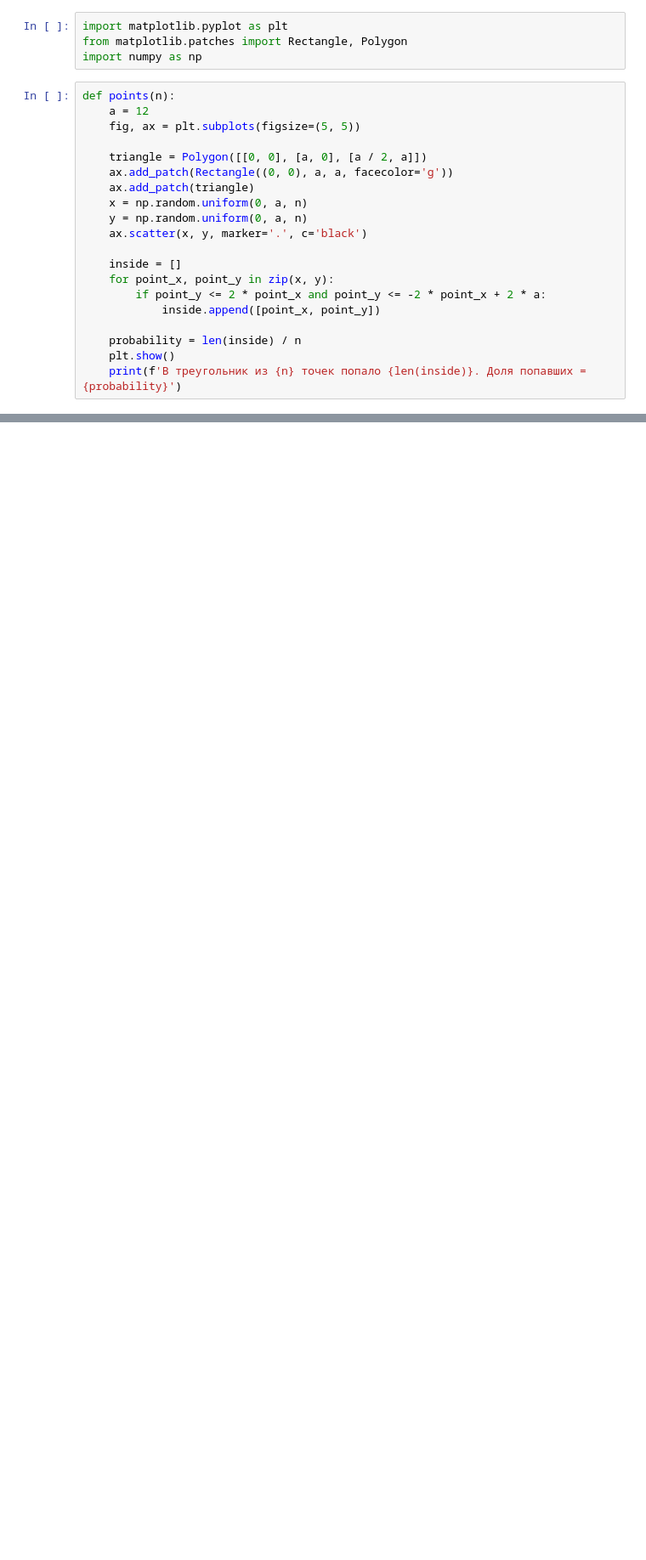
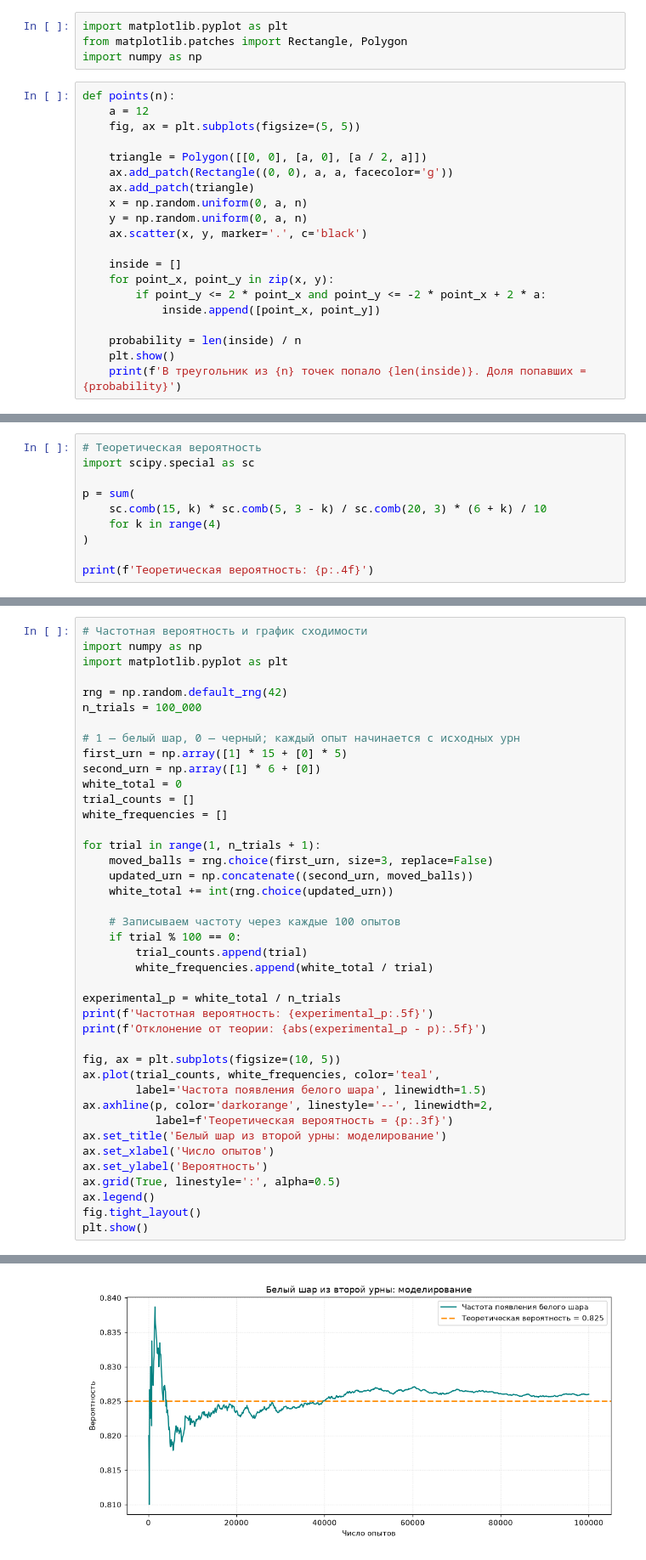
Before and after one commit to artem93plf/probability-theory-for-ai-systems, a Jupyter notebook: homework.ipynb, the cells around one changed output, grey strips where cells are left out. Shown at 85% size. Drawn from its saved outputs; the diff is of its cells as text; blank space fills up the shorter version.

```diff
--- a/homework.ipynb
+++ b/homework.ipynb
@@ -186,0 +205,10 @@ points(100)
+# %%
+# Теоретическая вероятность
+import scipy.special as sc
+
+p = sum(
+    sc.comb(15, k) * sc.comb(5, 3 - k) / sc.comb(20, 3) * (6 + k) / 10
+    for k in range(4)
+)
+
+print(f'Теоретическая вероятность: {p:.4f}')
@@ -186,0 +217,42 @@ points(100)
+# %%
+# Частотная вероятность и график сходимости
+import numpy as np
+import matplotlib.pyplot as plt
+
+rng = np.random.default_rng(42)
+n_trials = 100_000
+
+# 1 — белый шар, 0 — черный; каждый опыт начинается с исходных урн
+first_urn = np.array([1] * 15 + [0] * 5)
+second_urn = np.array([1] * 6 + [0])
+white_total = 0
+trial_counts = []
+white_frequencies = []
+
+for trial in range(1, n_trials + 1):
+    moved_balls = rng.choice(first_urn, size=3, replace=False)
+    updated_urn = np.concatenate((second_urn, moved_balls))
+    white_total += int(rng.choice(updated_urn))
+
+    # Записываем частоту через каждые 100 опытов
+    if trial % 100 == 0:
+        trial_counts.append(trial)
+        white_frequencies.append(white_total / trial)
+
+experimental_p = white_total / n_trials
+print(f'Частотная вероятность: {experimental_p:.5f}')
+print(f'Отклонение от теории: {abs(experimental_p - p):.5f}')
+
+fig, ax = plt.subplots(figsize=(10, 5))
+ax.plot(trial_counts, white_frequencies, color='teal',
+        label='Частота появления белого шара', linewidth=1.5)
+ax.axhline(p, color='darkorange', linestyle='--', linewidth=2,
+           label=f'Теоретическая вероятность = {p:.3f}')
+ax.set_title('Белый шар из второй урны: моделирование')
+ax.set_xlabel('Число опытов')
+ax.set_ylabel('Вероятность')
+ax.grid(True, linestyle=':', alpha=0.5)
+ax.legend()
+fig.tight_layout()
+plt.show()
+# %% [output]
@@ -186,0 +261 @@ points(100)
+[figure, added]
```
Also changed, not shown: parts of 6 cells of this notebook.
